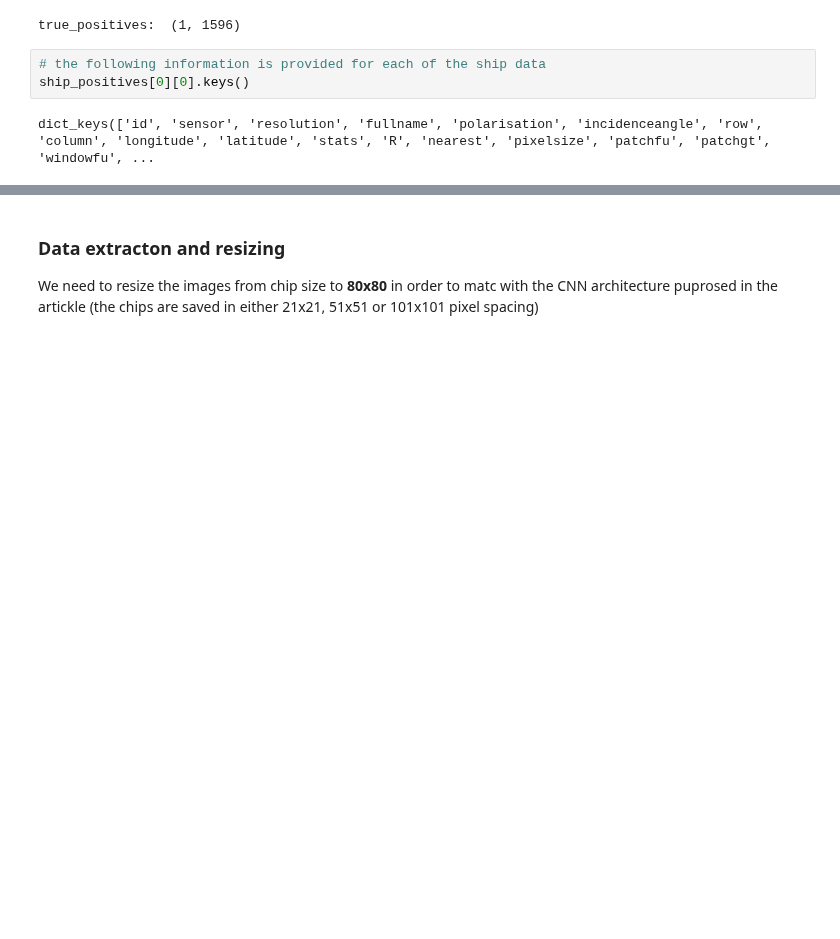
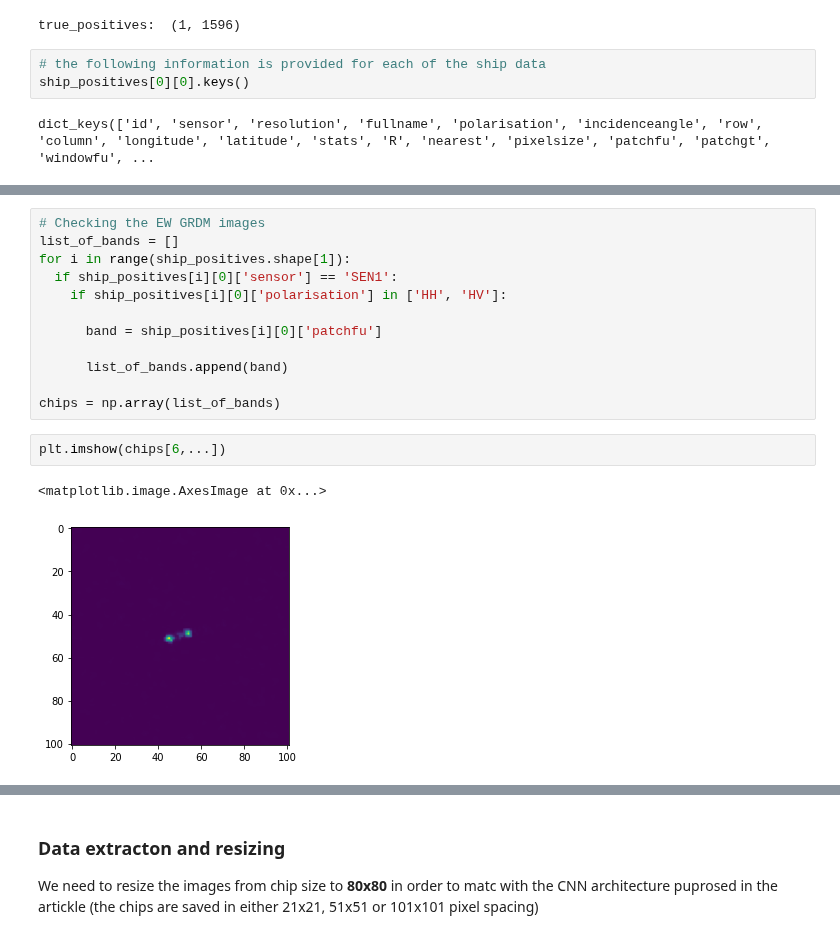
Before and after one commit to armkhudinyan/sar-ship-detect, a Jupyter notebook: scripts/model_notebooks/Dechesne_pixel_wise_ship_detection_Colab.ipynb, the cells around one changed output, grey strips where cells are left out. Cells and saved outputs as stored; diff of their text form; blank space fills up the shorter version.

```diff
--- a/scripts/model_notebooks/Dechesne_pixel_wise_ship_detection_Colab.ipynb
+++ b/scripts/model_notebooks/Dechesne_pixel_wise_ship_detection_Colab.ipynb
@@ -73,0 +63,17 @@ dict_keys(['id', 'sensor', 'resolution', 'fullname', 'polarisation', 'incidencea
+# %%
+# Checking the EW GRDM images
+list_of_bands = []
+for i in range(ship_positives.shape[1]):
+  if ship_positives[i][0]['sensor'] == 'SEN1':
+    if ship_positives[i][0]['polarisation'] in ['HH', 'HV']:
+
+      band = ship_positives[i][0]['patchfu']
+
+      list_of_bands.append(band)
+
+chips = np.array(list_of_bands)
+# %%
+plt.imshow(chips[6,...])
+# %% [output]
+<matplotlib.image.AxesImage at 0x...>
+[figure, added]
```
Also changed, not shown: parts of 14 cells of this notebook, 5 other files.
